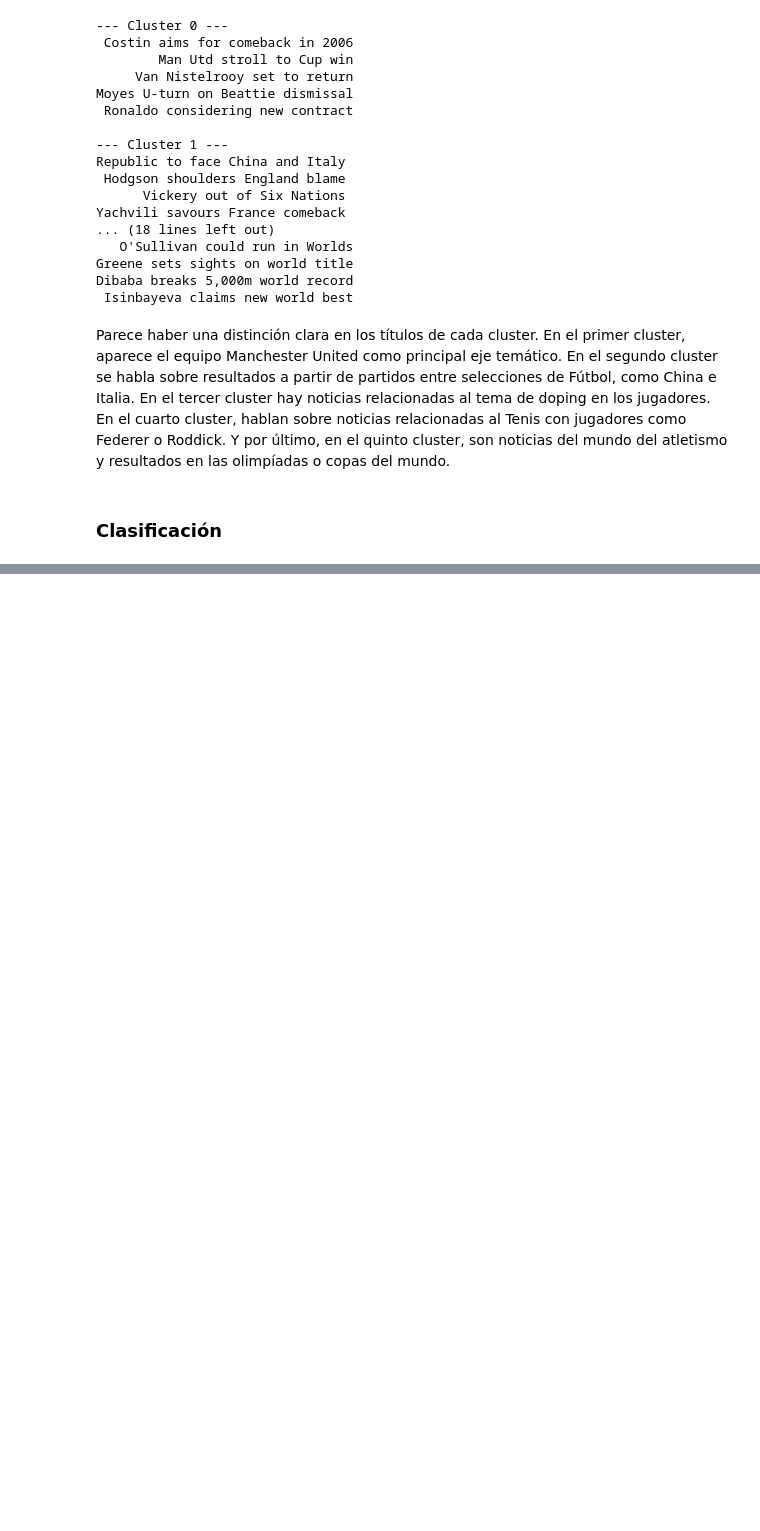
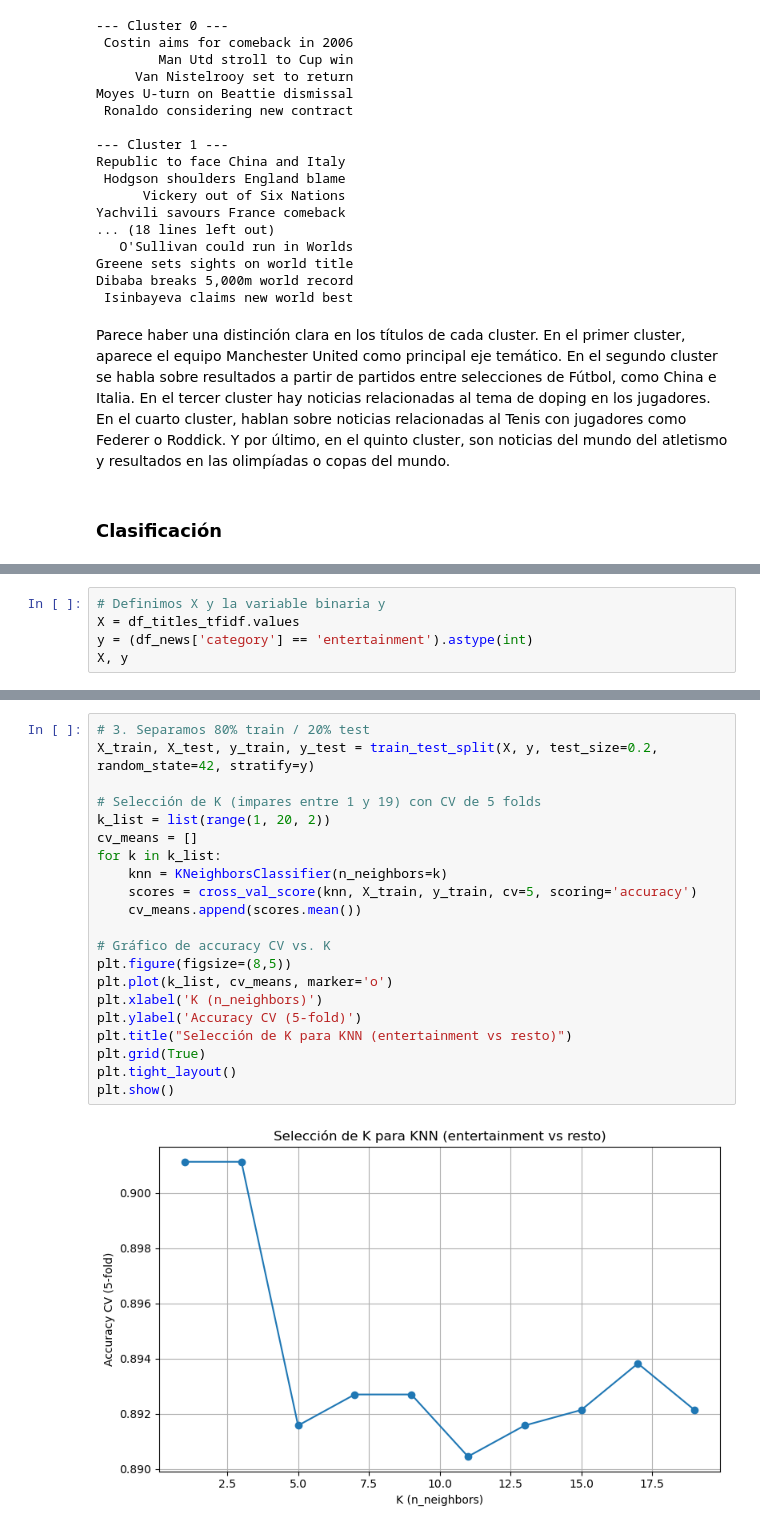
Before and after one commit to rodricoppa/TP2-LDD-IC, a Jupyter notebook: TP_2.ipynb, the cells around one changed output, grey strips where cells are left out. Saved outputs shown, nothing was run; the diff lists cells and outputs as text; blank space fills up the shorter version.

```diff
--- a/TP_2.ipynb
+++ b/TP_2.ipynb
@@ -327,0 +625,5 @@ Parece haber una distinción clara en los títulos de cada cluster. En el primer
+# %%
+# Definimos X y la variable binaria y
+X = df_titles_tfidf.values
+y = (df_news['category'] == 'entertainment').astype(int)
+X, y
@@ -327,0 +650,23 @@ Parece haber una distinción clara en los títulos de cada cluster. En el primer
+# %%
+# 3. Separamos 80% train / 20% test
+X_train, X_test, y_train, y_test = train_test_split(X, y, test_size=0.2, random_state=42, stratify=y)
+
+# Selección de K (impares entre 1 y 19) con CV de 5 folds
+k_list = list(range(1, 20, 2))
+cv_means = []
+for k in k_list:
+    knn = KNeighborsClassifier(n_neighbors=k)
+    scores = cross_val_score(knn, X_train, y_train, cv=5, scoring='accuracy')
+    cv_means.append(scores.mean())
+
+# Gráfico de accuracy CV vs. K
+plt.figure(figsize=(8,5))
+plt.plot(k_list, cv_means, marker='o')
+plt.xlabel('K (n_neighbors)')
+plt.ylabel('Accuracy CV (5-fold)')
+plt.title("Selección de K para KNN (entertainment vs resto)")
+plt.grid(True)
+plt.tight_layout()
+plt.show()
+# %% [output]
+[figure, added]
```
Also changed, not shown: parts of 56 cells of this notebook.
